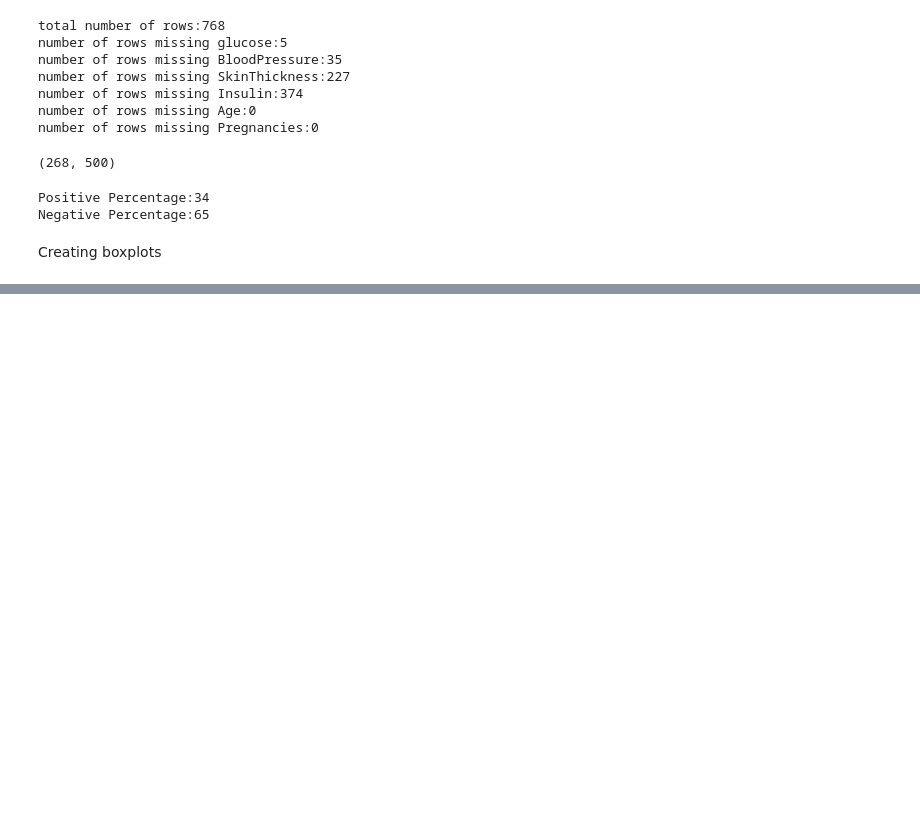
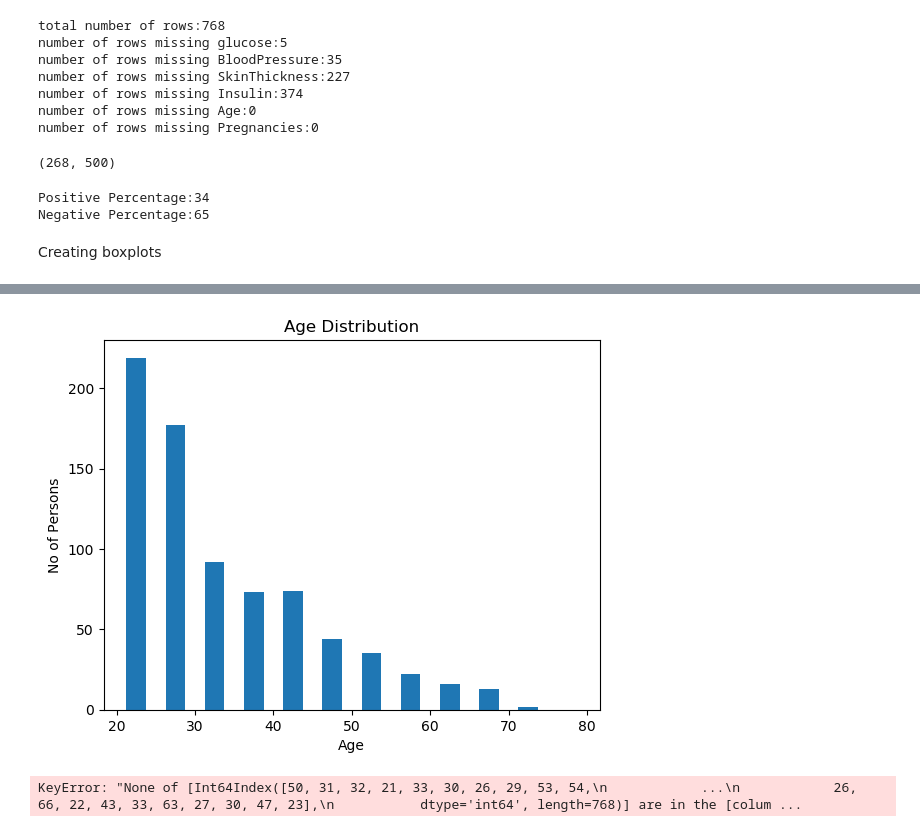
Before and after one commit to Mano181/Diabetes_Prediction, a Jupyter notebook: Diabetes_Prediction_Model.ipynb, the cells around one changed output, grey strips where cells are left out. Drawn from its saved outputs; the diff is of its cells as text; code cells hidden in the pictures; blank space fills up the shorter version.

```diff
--- a/Diabetes_Prediction_Model.ipynb
+++ b/Diabetes_Prediction_Model.ipynb
@@ -180,0 +181,14 @@ dataset.head()
+# %%
+import matplotlib.pyplot as plt
+import numpy as np
+
+bins = [20,25,30,35,40,45,50,55,60,65,70,75,80]
+
+plt.hist(dataset['Age'], bins, histtype='bar', rwidth=0.5)
+plt.title('Age Distribution')
+plt.xlabel('Age')
+plt.ylabel('No of Persons')
+
+plt.show()
+# %% [output]
+[figure, added]
@@ -180,0 +203,4 @@ dataset.head()
+# %%
+dataset['Insulin']=dataset['Insulin'].replace(dataset[dataset[dataset['Age']]<30]==0,Insulin_group1)
+# %% [output]
+KeyError: "None of [Int64Index([50, 31, 32, 21, 33, 30, 26, 29, 53, 54,\n            ...\n            26, 66, 22, 43, 33, 63, 27, 30, 47, 23],\n           dtype='int64', length=768)] are in the [colum ...
```
Also changed, not shown: parts of 5 cells of this notebook.
